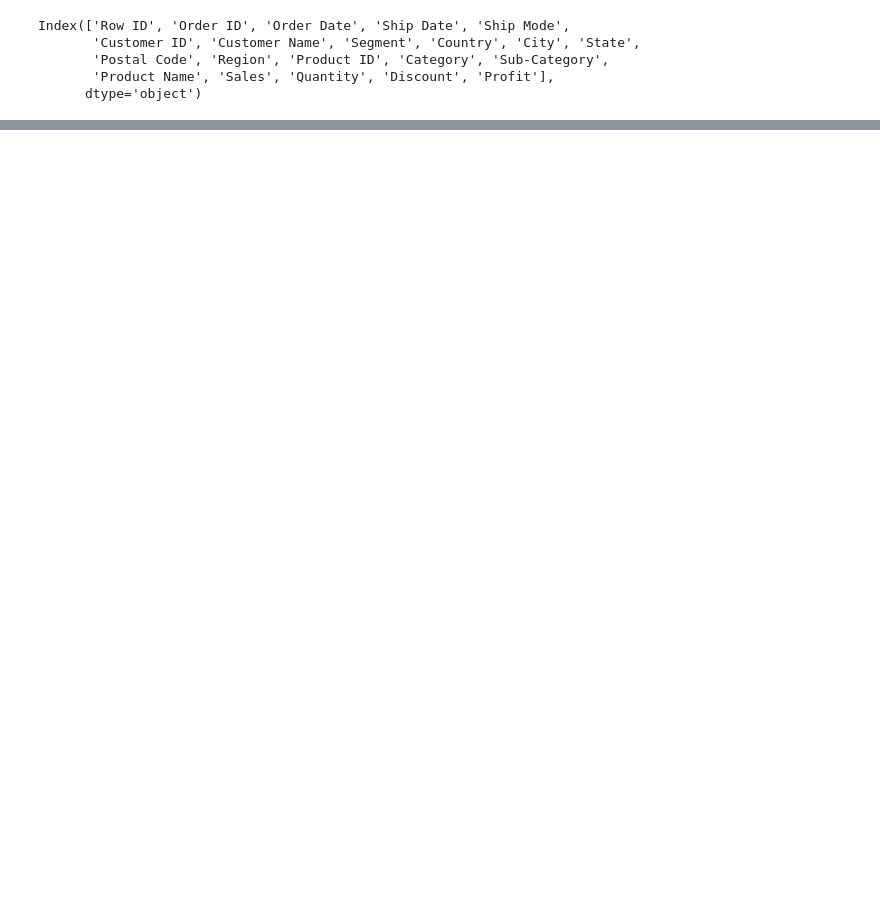
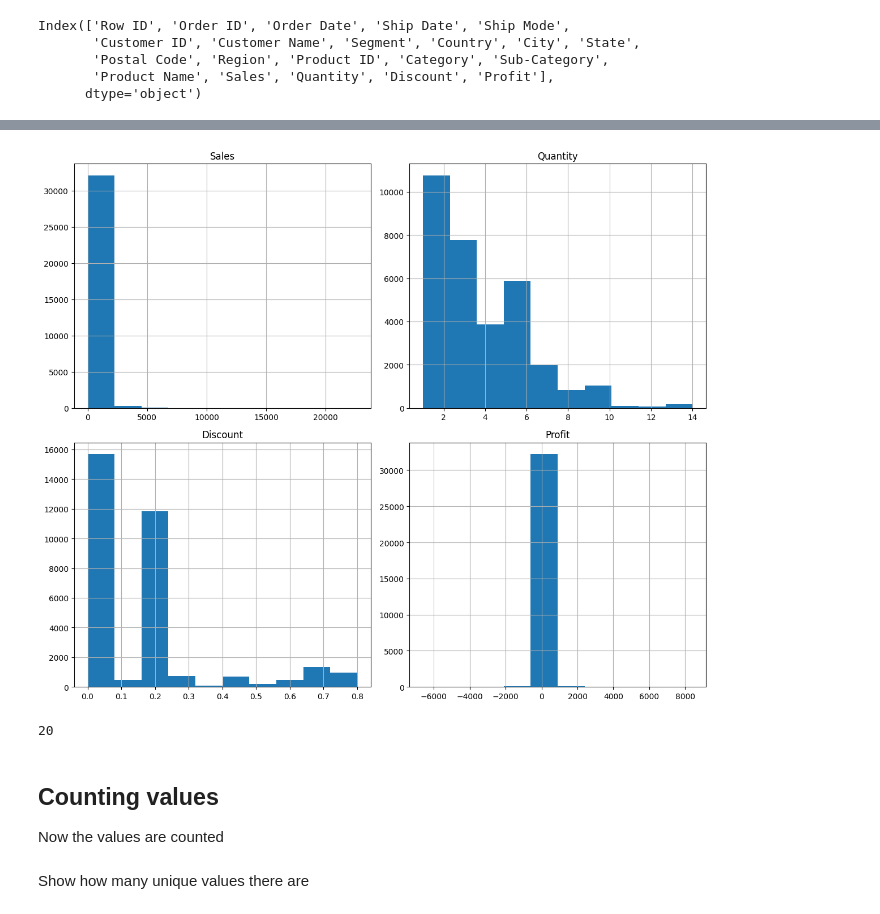
Before and after one commit to Alexander2116/DataDawgs-Peak-Hackathon-2024-, a Jupyter notebook: notebooks/analysis.ipynb, the cells around one changed output, grey strips where cells are left out. Saved outputs shown, nothing was run; the diff lists cells and outputs as text; code cells hidden in the pictures; blank space fills up the shorter version.

```diff
--- a/notebooks/analysis.ipynb
+++ b/notebooks/analysis.ipynb
@@ -48,0 +240,19 @@ df = df.drop("Row ID", axis=1)
+# %%
+# Plot histograms of each column
+df.hist(figsize=(12, 10))
+plt.tight_layout()
+plt.show()
+# %% [output]
+[figure, added]
+# %%
+# Show all unique values in each column
+
+unique_values_count = []
+
+for column in df.columns:
+    unique_values_count.append(df[column].value_counts())
+# %% [output]
+20
+# %% [markdown]
+## Counting values
+Now the values are counted
@@ -48,0 +268,2 @@ df = df.drop("Row ID", axis=1)
+# %% [markdown]
+Show how many unique values there are
```
Also changed, not shown: parts of 19 cells of this notebook, 1 other file.
